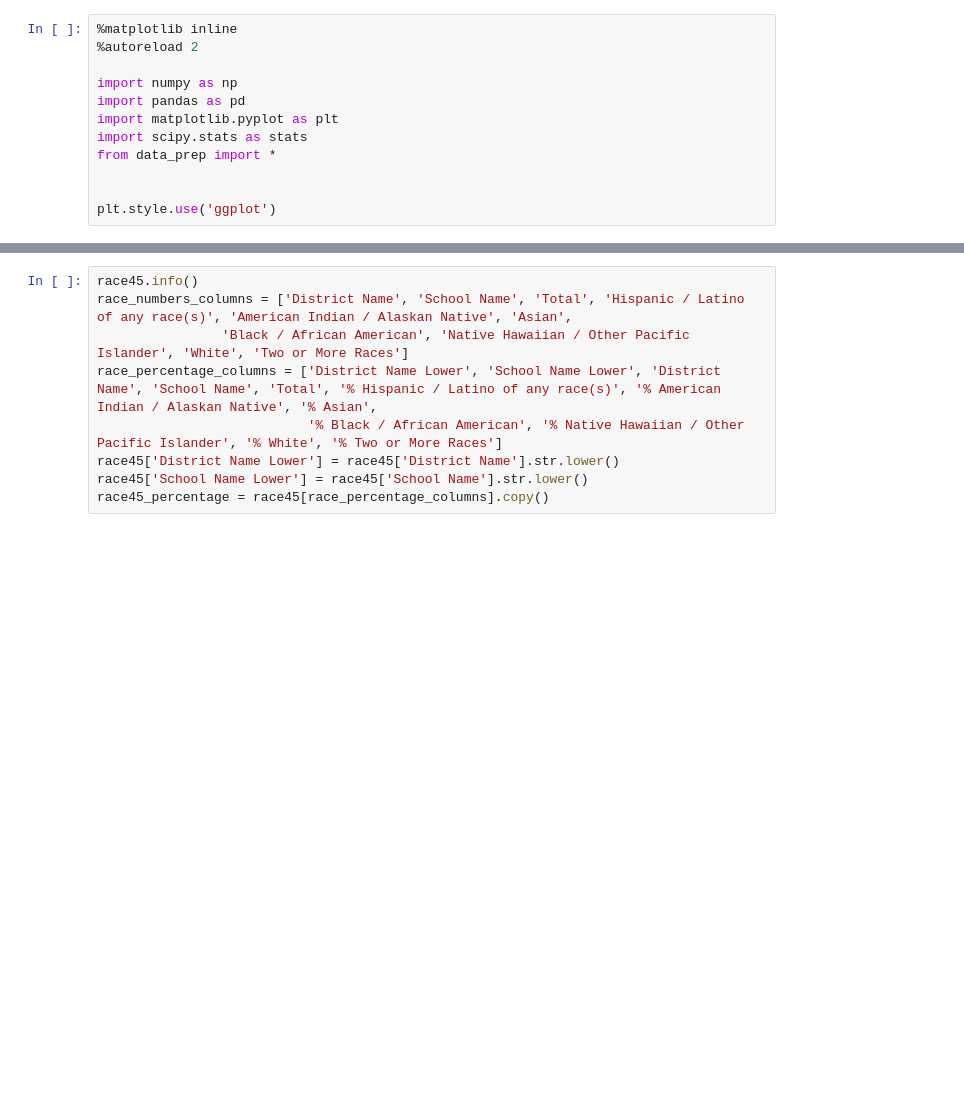
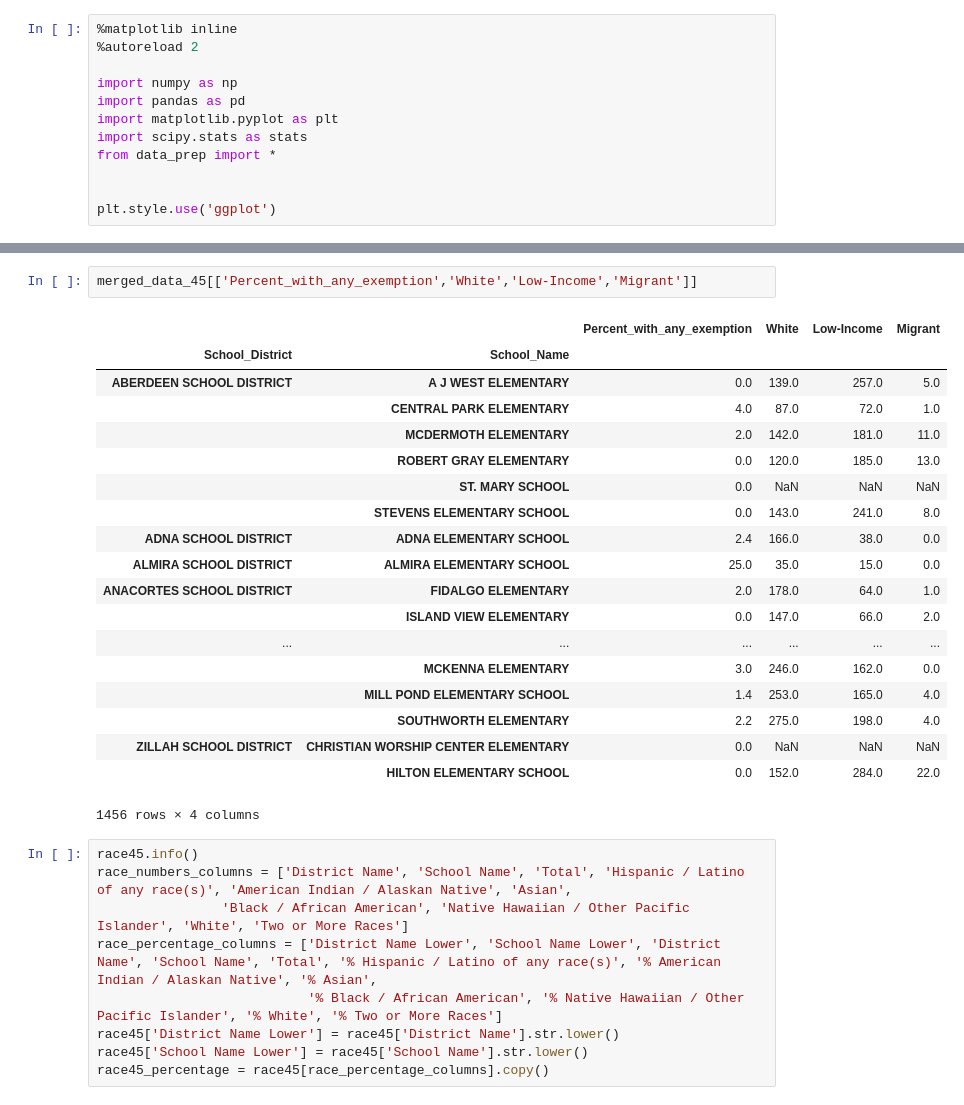
Before and after one commit to frischmuth/Washington-Immunization-Rates, a Jupyter notebook: Immunization IDE.ipynb, the cells around one changed output, grey strips where cells are left out. Drawn from its saved outputs; the diff is of its cells as text; blank space fills up the shorter version.

```diff
--- a/Immunization IDE.ipynb
+++ b/Immunization IDE.ipynb
@@ -96,3 +148,25 @@ array([nan, 'P', 'A', 'J', '5', 'R', 'S', 'V', 'I', 'Q', 'Z', 'T'],
+# %%
+merged_data_45[['Percent_with_any_exemption','White','Low-Income','Migrant']]
+# %% [output]
+|  |  | Percent_with_any_exemption | White | Low-Income | Migrant |
+| School_District | School_Name |  |  |  |  |
+| ABERDEEN SCHOOL DISTRICT | A J WEST ELEMENTARY | 0.0 | 139.0 | 257.0 | 5.0 |
+|  | CENTRAL PARK ELEMENTARY | 4.0 | 87.0 | 72.0 | 1.0 |
+|  | MCDERMOTH ELEMENTARY | 2.0 | 142.0 | 181.0 | 11.0 |
+|  | ROBERT GRAY ELEMENTARY | 0.0 | 120.0 | 185.0 | 13.0 |
+|  | ST. MARY SCHOOL | 0.0 | NaN | NaN | NaN |
+|  | STEVENS ELEMENTARY SCHOOL | 0.0 | 143.0 | 241.0 | 8.0 |
+| ADNA SCHOOL DISTRICT | ADNA ELEMENTARY SCHOOL | 2.4 | 166.0 | 38.0 | 0.0 |
+| ALMIRA SCHOOL DISTRICT | ALMIRA ELEMENTARY SCHOOL | 25.0 | 35.0 | 15.0 | 0.0 |
+| ANACORTES SCHOOL DISTRICT | FIDALGO ELEMENTARY | 2.0 | 178.0 | 64.0 | 1.0 |
+|  | ISLAND VIEW ELEMENTARY | 0.0 | 147.0 | 66.0 | 2.0 |
+| ... | ... | ... | ... | ... | ... |
+|  | MCKENNA ELEMENTARY | 3.0 | 246.0 | 162.0 | 0.0 |
+|  | MILL POND ELEMENTARY SCHOOL | 1.4 | 253.0 | 165.0 | 4.0 |
+|  | SOUTHWORTH ELEMENTARY | 2.2 | 275.0 | 198.0 | 4.0 |
+| ZILLAH SCHOOL DISTRICT | CHRISTIAN WORSHIP CENTER ELEMENTARY | 0.0 | NaN | NaN | NaN |
+|  | HILTON ELEMENTARY SCHOOL | 0.0 | 152.0 | 284.0 | 22.0 |
+1456 rows × 4 columns
 # %%
 race45.info()
 race_numbers_columns = ['District Name', 'School Name', 'Total', 'Hispanic / Latino of any race(s)', 'American Indian / Alaskan Native', 'Asian',
```
Also changed, not shown: parts of 10 cells of this notebook, 1 other file.
